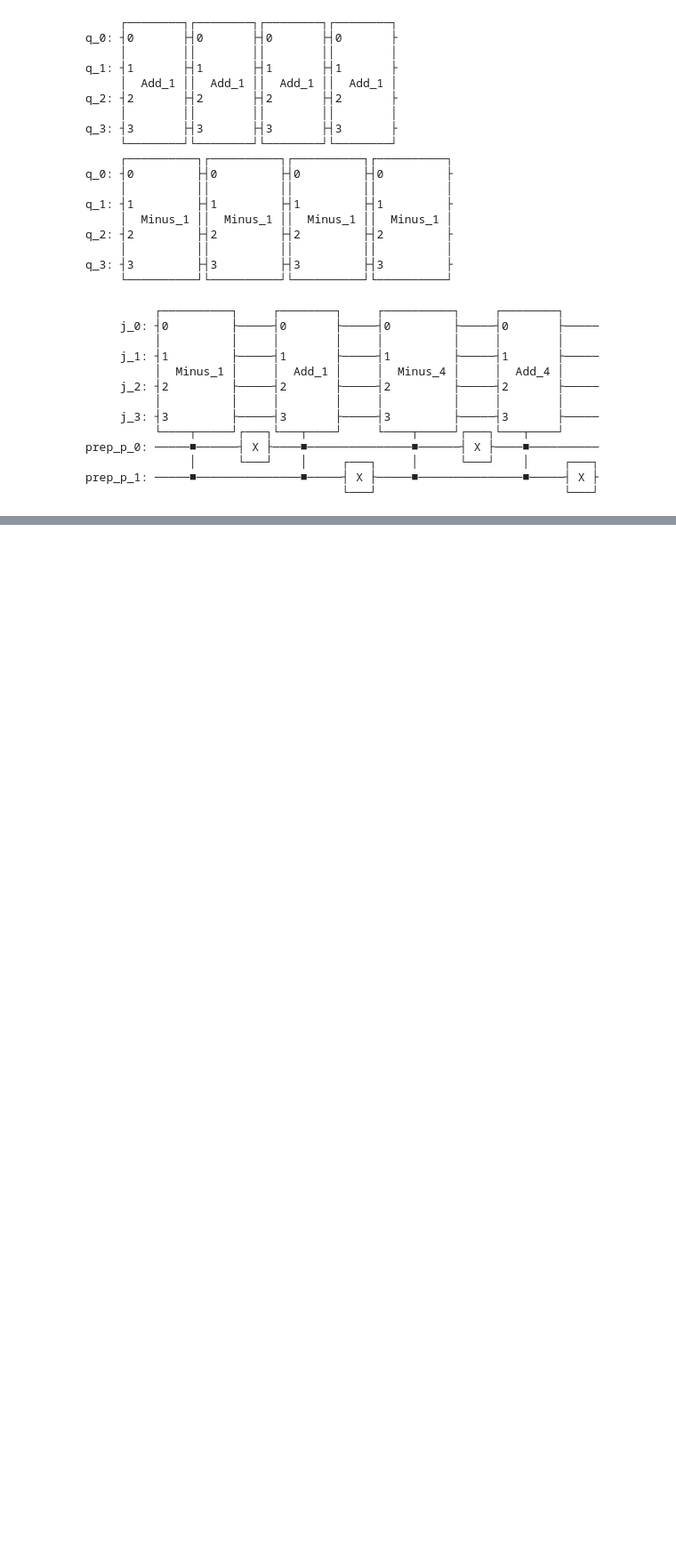
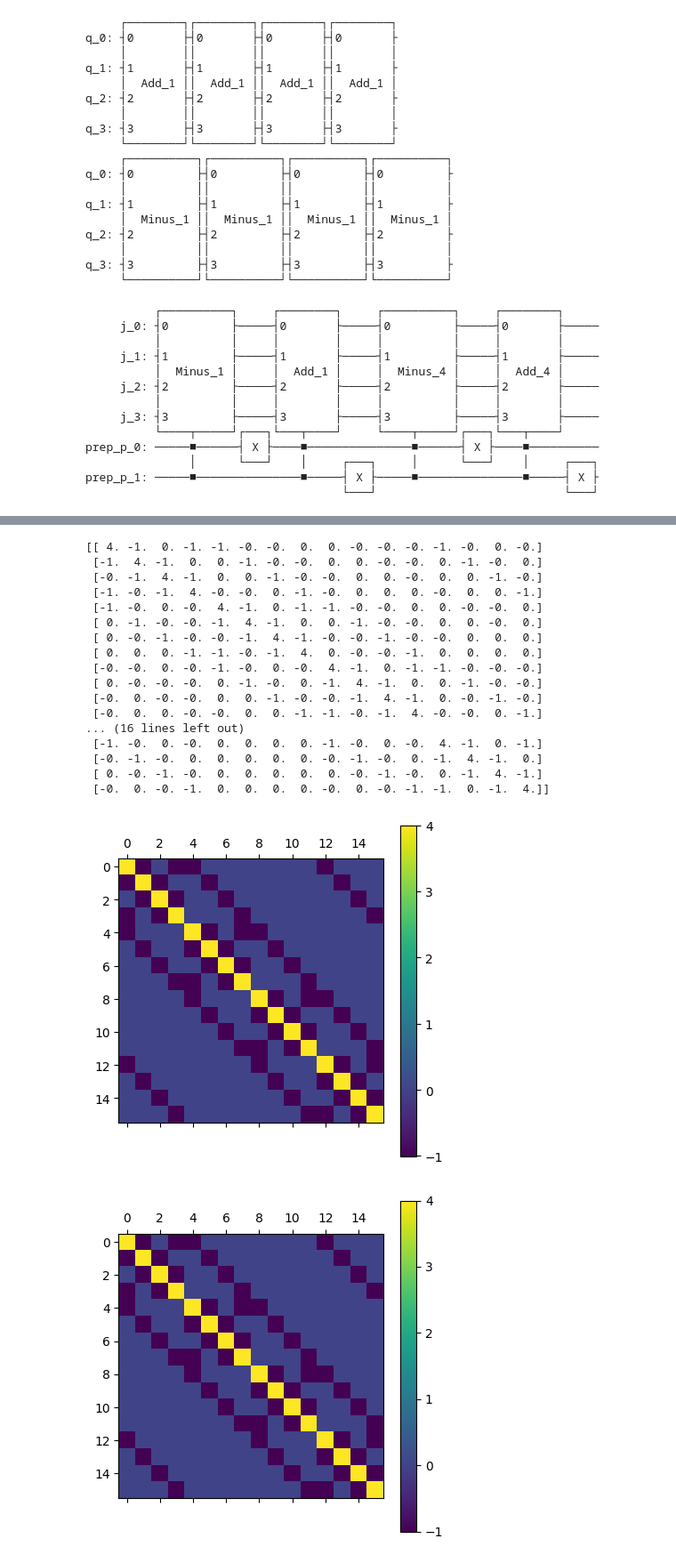
Before and after one commit to ElonZhengUofT/Quantum, a Jupyter notebook: 2D_Laplacian/2_D_Laplacian_by_Tensor_summation.ipynb, the cells around one changed output, grey strips where cells are left out. Shown at 89% size. Drawn from its saved outputs; the diff is of its cells as text; code cells hidden in the pictures; blank space fills up the shorter version.

```diff
--- a/2D_Laplacian/2_D_Laplacian_by_Tensor_summation.ipynb
+++ b/2D_Laplacian/2_D_Laplacian_by_Tensor_summation.ipynb
@@ -1266,0 +1588,5 @@ The quantum circuit is not correct
+# %%
+R2pi = QuantumCircuit(1)
+R2pi.ry(2 * np.pi, 0)
+R2pi = R2pi.to_gate(label='R2pi')
+R2pi_controlled = R2pi.control(2)
@@ -1266,0 +1733,38 @@ The quantum circuit is not correct
+# %%
+plt.matshow(Result.real[0:16, 0:16]*14)
+plt.colorbar()
+plt.matshow(L_2.real)
+plt.colorbar()
+print(np.round(Result.real*14, 3)[0:16, 0:16])
+file = open('matrix_record_L_2.txt', 'a+')
+file.seek(0)
+read = file.read()
+if read != '':
+    result = eval(read)
+    result = np.array(result)
+    file.close()
+else:
+    result = Result
+    file.write(repr(result.tolist()) + '\n')
+    file.close()
+print(L_2.real)
+# %% [output]
+[[ 4. -1.  0. -1. -1. -0. -0.  0.  0. -0. -0. -0. -1. -0.  0. -0.]
+ [-1.  4. -1.  0.  0. -1. -0. -0.  0.  0. -0. -0.  0. -1. -0.  0.]
+ [-0. -1.  4. -1.  0.  0. -1. -0. -0.  0.  0. -0.  0.  0. -1. -0.]
+ [-1. -0. -1.  4. -0. -0.  0. -1. -0.  0.  0.  0. -0.  0.  0. -1.]
+ [-1. -0.  0. -0.  4. -1.  0. -1. -1. -0. -0.  0.  0. -0. -0.  0.]
+ [ 0. -1. -0. -0. -1.  4. -1.  0.  0. -1. -0. -0.  0.  0. -0.  0.]
+ [ 0. -0. -1. -0. -0. -1.  4. -1. -0. -0. -1. -0. -0.  0.  0.  0.]
+ [ 0.  0.  0. -1. -1. -0. -1.  4.  0. -0. -0. -1.  0.  0.  0.  0.]
+ [-0. -0.  0. -0. -1. -0.  0. -0.  4. -1.  0. -1. -1. -0. -0. -0.]
+ [ 0. -0. -0. -0.  0. -1. -0.  0. -1.  4. -1.  0.  0. -1. -0. -0.]
+ [-0.  0. -0. -0.  0.  0. -1. -0. -0. -1.  4. -1.  0. -0. -1. -0.]
+ [-0.  0.  0. -0. -0.  0.  0. -1. -1. -0. -1.  4. -0. -0.  0. -1.]
+... (16 lines left out)
+ [-1. -0.  0. -0.  0.  0.  0.  0. -1. -0.  0. -0.  4. -1.  0. -1.]
+ [-0. -1. -0.  0.  0.  0.  0.  0. -0. -1. -0.  0. -1.  4. -1.  0.]
+ [ 0. -0. -1. -0.  0.  0.  0.  0.  0. -0. -1. -0.  0. -1.  4. -1.]
+ [-0.  0. -0. -1.  0.  0.  0.  0. -0.  0. -0. -1. -1.  0. -1.  4.]]
+[figure, added]
+[figure, added]
```
Also changed, not shown: parts of 45 cells of this notebook, 4 other files.
